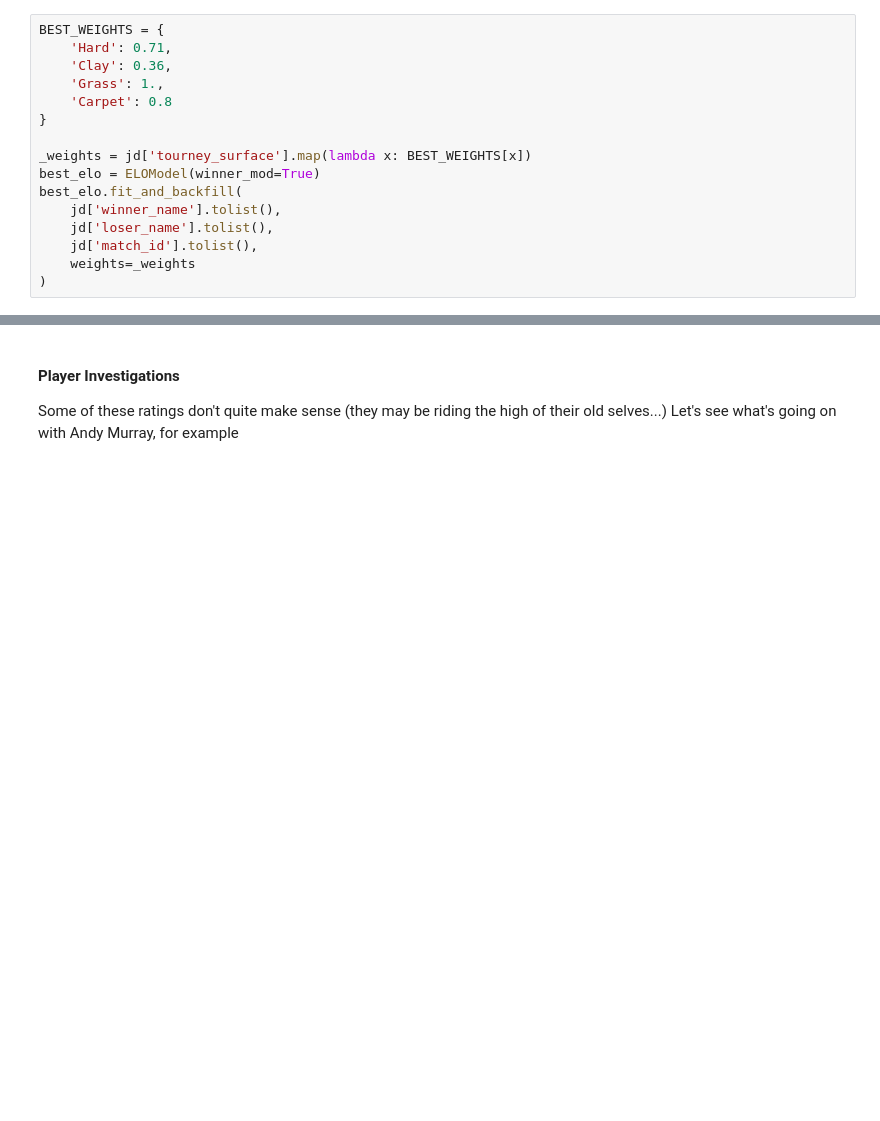
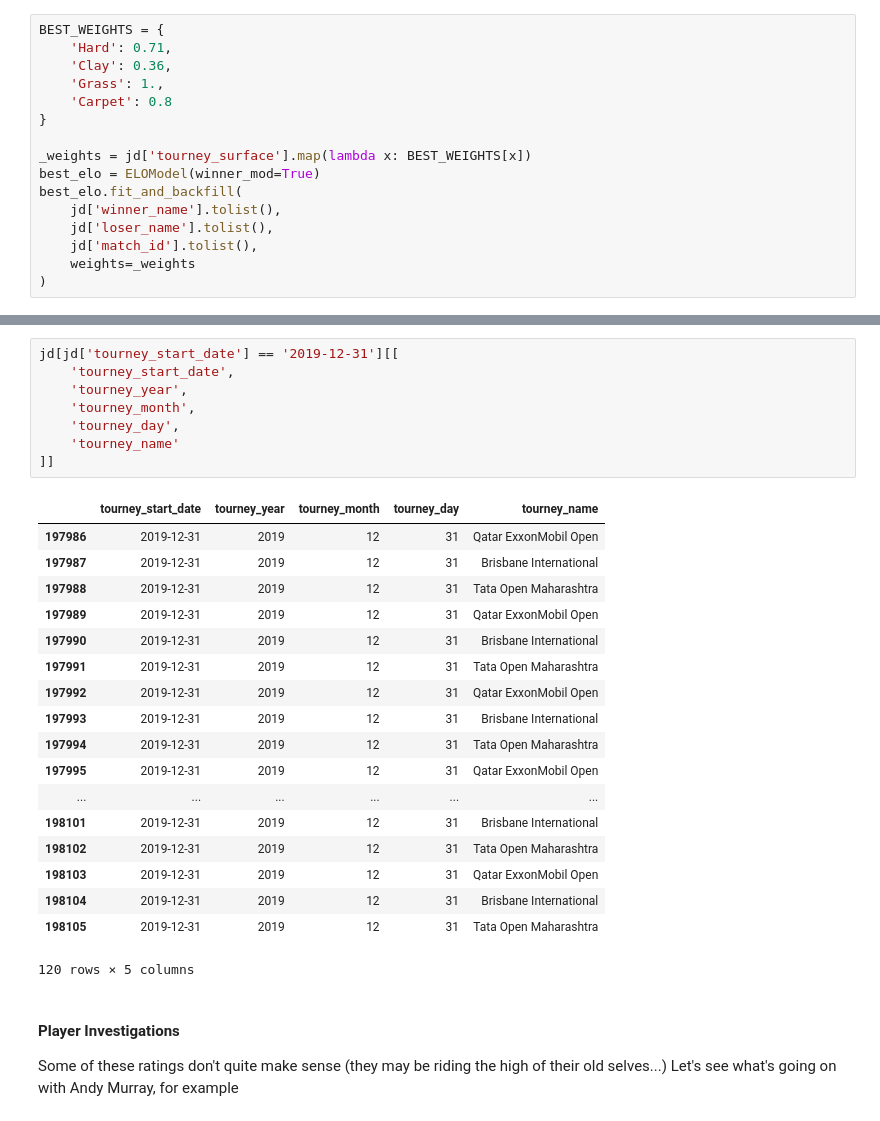
Before and after one commit to siddjagadish/tennis_new, a Jupyter notebook: tennis_new/model/Grass ELO Model.ipynb, the cells around one changed output, grey strips where cells are left out. Drawn from its saved outputs; the diff is of its cells as text; blank space fills up the shorter version.

```diff
--- a/tennis_new/model/Grass ELO Model.ipynb
+++ b/tennis_new/model/Grass ELO Model.ipynb
@@ -229,3 +230,30 @@ cur_elo_ratings[cur_elo_ratings['max_year'] >= 2018].sort_values('ELO', ascendin
+# %%
+jd[jd['tourney_start_date'] == '2019-12-31'][[
+    'tourney_start_date',
+    'tourney_year',
+    'tourney_month',
+    'tourney_day',
+    'tourney_name'
+]]
+# %% [output]
+|  | tourney_start_date | tourney_year | tourney_month | tourney_day | tourney_name |
+| 197986 | 2019-12-31 | 2019 | 12 | 31 | Qatar ExxonMobil Open |
+| 197987 | 2019-12-31 | 2019 | 12 | 31 | Brisbane International |
+| 197988 | 2019-12-31 | 2019 | 12 | 31 | Tata Open Maharashtra |
+| 197989 | 2019-12-31 | 2019 | 12 | 31 | Qatar ExxonMobil Open |
+| 197990 | 2019-12-31 | 2019 | 12 | 31 | Brisbane International |
+| 197991 | 2019-12-31 | 2019 | 12 | 31 | Tata Open Maharashtra |
+| 197992 | 2019-12-31 | 2019 | 12 | 31 | Qatar ExxonMobil Open |
+| 197993 | 2019-12-31 | 2019 | 12 | 31 | Brisbane International |
+| 197994 | 2019-12-31 | 2019 | 12 | 31 | Tata Open Maharashtra |
+| 197995 | 2019-12-31 | 2019 | 12 | 31 | Qatar ExxonMobil Open |
+| ... | ... | ... | ... | ... | ... |
+| 198101 | 2019-12-31 | 2019 | 12 | 31 | Brisbane International |
+| 198102 | 2019-12-31 | 2019 | 12 | 31 | Tata Open Maharashtra |
+| 198103 | 2019-12-31 | 2019 | 12 | 31 | Qatar ExxonMobil Open |
+| 198104 | 2019-12-31 | 2019 | 12 | 31 | Brisbane International |
+| 198105 | 2019-12-31 | 2019 | 12 | 31 | Tata Open Maharashtra |
+120 rows × 5 columns
 # %% [markdown]
 #### Player Investigations
 
```
Also changed, not shown: parts of 4 cells of this notebook.
